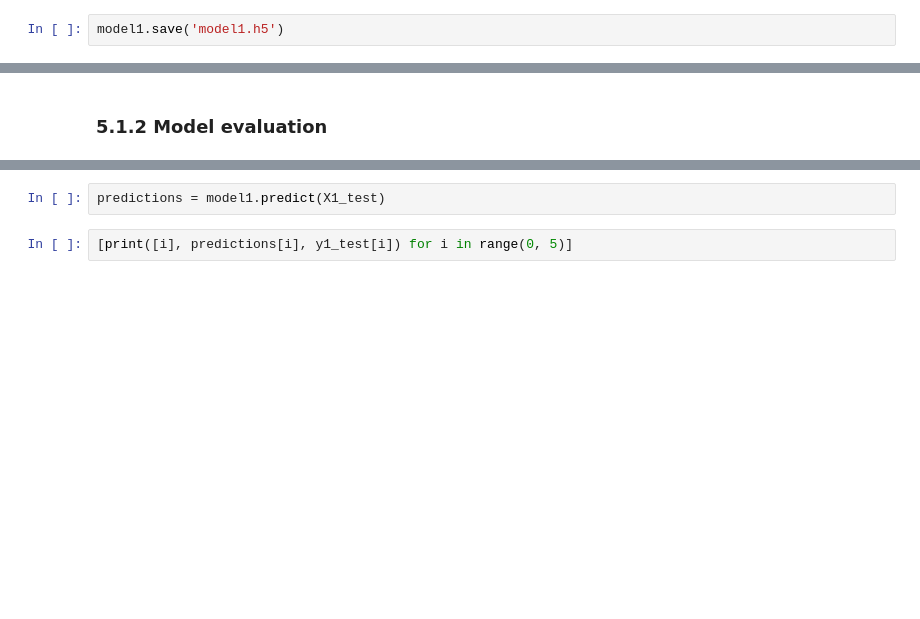
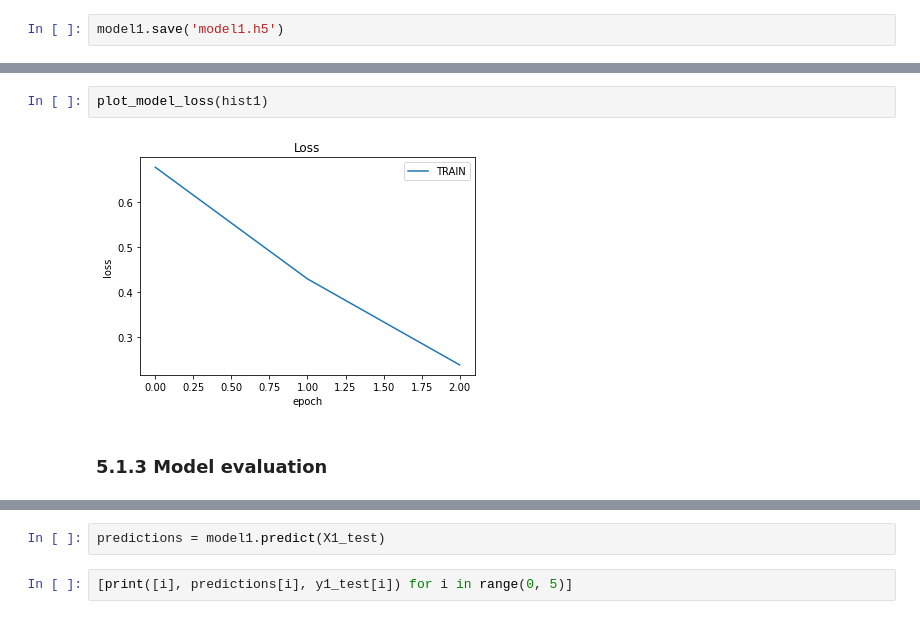
Before and after one commit to NLPActs/NLP_ActInt3, a Jupyter notebook: ActividadIntegradora3.ipynb, the cells around one changed output, grey strips where cells are left out. Drawn from its saved outputs; the diff is of its cells as text; blank space fills up the shorter version.

```diff
--- a/ActividadIntegradora3.ipynb
+++ b/ActividadIntegradora3.ipynb
@@ -322,5 +453,9 @@ model1.save('model1.h5')
+# %%
+plot_model_loss(hist1)
+# %% [output]
+[figure, added]
 # %% [markdown]
-### 5.1.2 Model evaluation
+### 5.1.3 Model evaluation
 # %%
 model1 = load_model('model1.h5')
 # %% [output]
```
Also changed, not shown: parts of 199 cells of this notebook.
